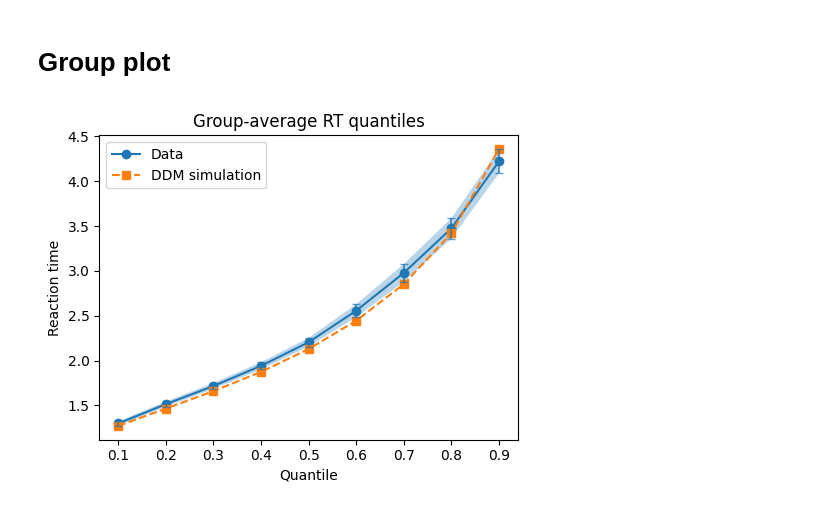
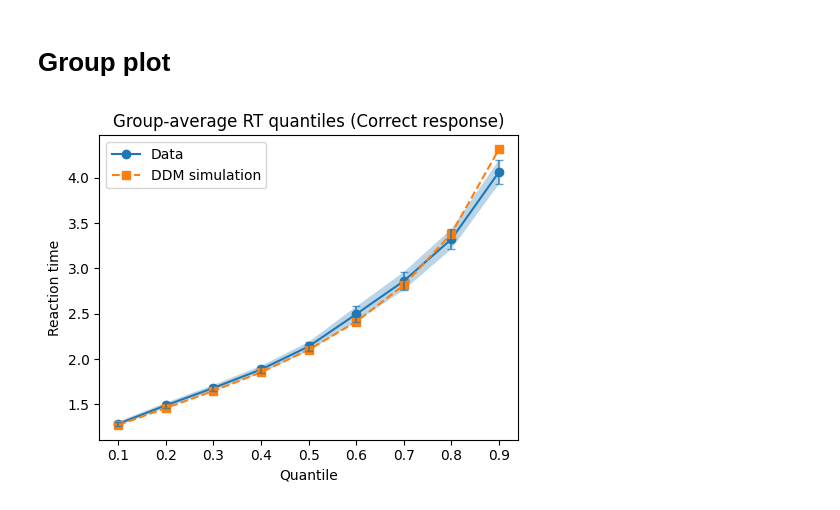
Before and after one commit to jjjj17/HSSM-fitting, a Jupyter notebook: hssm_quantplots.ipynb, the cells around one changed output. Saved outputs shown, nothing was run; the diff lists cells and outputs as text; code cells hidden in the pictures.

```diff
--- a/hssm_quantplots.ipynb
+++ b/hssm_quantplots.ipynb
@@ -104,7 +104,8 @@ def plot_rt_quantiles_group(
     rt_col="rt",
     pid_col="participant_id",
     quantiles=np.linspace(0.1, 0.9, 9),
-    show_sem=True
+    show_sem=True,
+    title="Group-average RT quantiles"
 ):
     """
     Plot group-average RT quantile curves:
@@ -171,14 +172,20 @@ def plot_rt_quantiles_group(
 
     plt.xlabel("Quantile")
     plt.ylabel("Reaction time")
-    plt.title("Group-average RT quantiles")
+    plt.title(title)
     plt.legend()
     plt.tight_layout()
     plt.show()
+# %%
+df_exp_1 = df_exp[df_exp['response'] == 1]
+df_exp_0 = df_exp[df_exp['response'] == 0]
+df_sim_1 = df_sim[df_sim['response'] == 1]
+df_sim_0 = df_sim[df_sim['response'] == -1]
 # %%
 plot_rt_quantiles_group(
-    real_df=df_exp,
-    sim_df=df_sim
+    real_df=df_exp_1,
+    sim_df=df_sim_1,
+    title="Group-average RT quantiles (Correct response)"
 )
 # %% [output]
-[figure, old version]
+[figure, new version]
```
Also changed, not shown: parts of 6 cells of this notebook, 7 other files.
